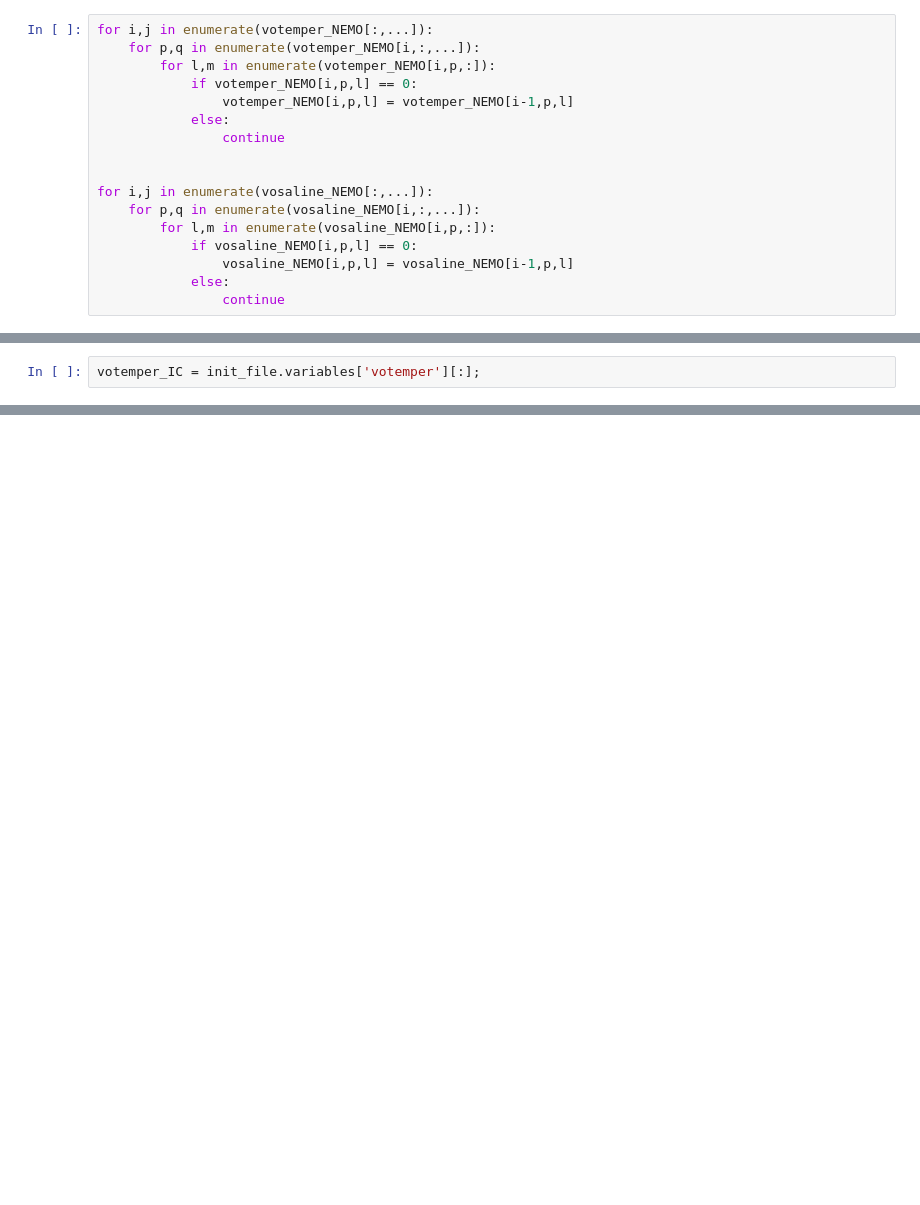
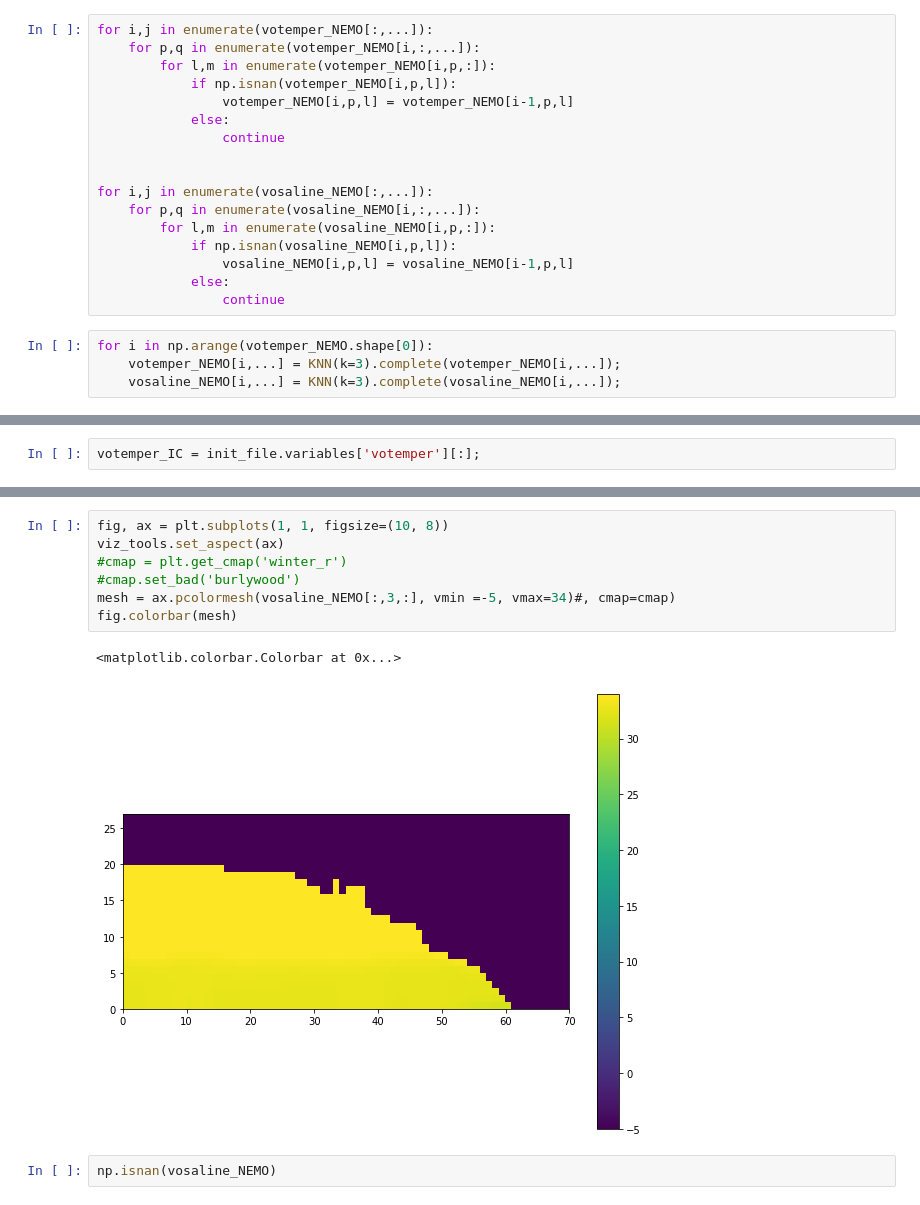
Before and after one commit to UBC-MOAD/wcvi, a Jupyter notebook: grid/Vertical_Interpolation_to_NEMO_levels_Writing_final_IC.ipynb, the cells around one changed output, grey strips where cells are left out. Saved outputs shown, nothing was run; the diff lists cells and outputs as text; blank space fills up the shorter version.

```diff
--- a/grid/Vertical_Interpolation_to_NEMO_levels_Writing_final_IC.ipynb
+++ b/grid/Vertical_Interpolation_to_NEMO_levels_Writing_final_IC.ipynb
@@ -282,7 +290,7 @@ np.min(vosaline_NEMO)
 for i,j in enumerate(votemper_NEMO[:,...]):
     for p,q in enumerate(votemper_NEMO[i,:,...]):
         for l,m in enumerate(votemper_NEMO[i,p,:]):
-            if votemper_NEMO[i,p,l] == 0:
+            if np.isnan(votemper_NEMO[i,p,l]):
                 votemper_NEMO[i,p,l] = votemper_NEMO[i-1,p,l]
             else:
                 continue
@@ -291,8 +299,12 @@ for i,j in enumerate(votemper_NEMO[:,...]):
 for i,j in enumerate(vosaline_NEMO[:,...]):
     for p,q in enumerate(vosaline_NEMO[i,:,...]):
         for l,m in enumerate(vosaline_NEMO[i,p,:]):
-            if vosaline_NEMO[i,p,l] == 0:
+            if np.isnan(vosaline_NEMO[i,p,l]):
                 vosaline_NEMO[i,p,l] = vosaline_NEMO[i-1,p,l]
             else:
                 continue
+# %%
+for i in np.arange(votemper_NEMO.shape[0]):
+    votemper_NEMO[i,...] = KNN(k=3).complete(votemper_NEMO[i,...]);
+    vosaline_NEMO[i,...] = KNN(k=3).complete(vosaline_NEMO[i,...]);
 # %%
@@ -399,0 +383,12 @@ array([ 10.42427635,  10.33076572,  10.29894447,  10.28041267,
+# %%
+fig, ax = plt.subplots(1, 1, figsize=(10, 8))
+viz_tools.set_aspect(ax)
+#cmap = plt.get_cmap('winter_r')
+#cmap.set_bad('burlywood')
+mesh = ax.pcolormesh(vosaline_NEMO[:,3,:], vmin =-5, vmax=34)#, cmap=cmap)
+fig.colorbar(mesh)
+# %% [output]
+<matplotlib.colorbar.Colorbar at 0x...>
+[figure, added]
+# %%
+np.isnan(vosaline_NEMO)
```
Also changed, not shown: parts of 15 cells of this notebook, 29 other files.
